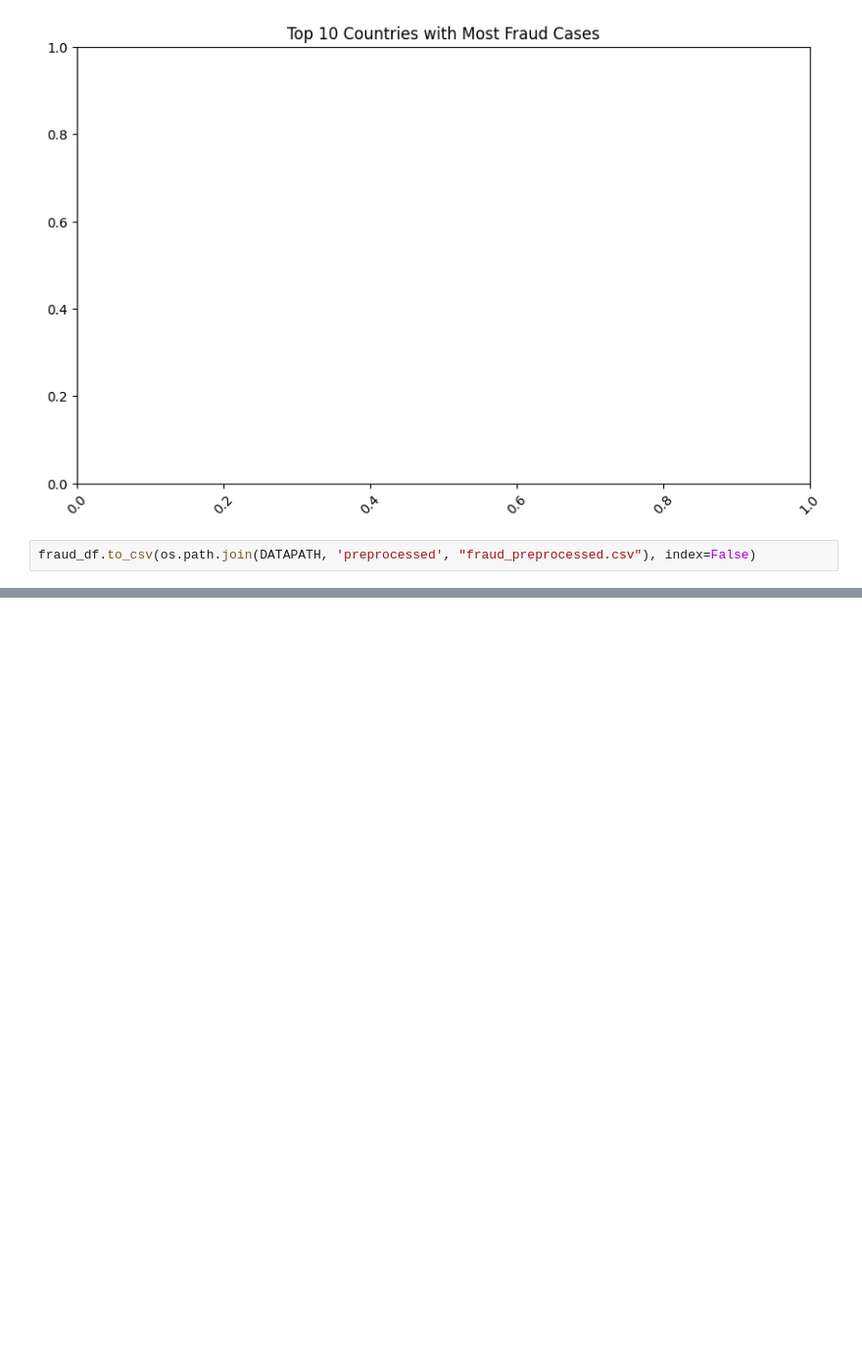
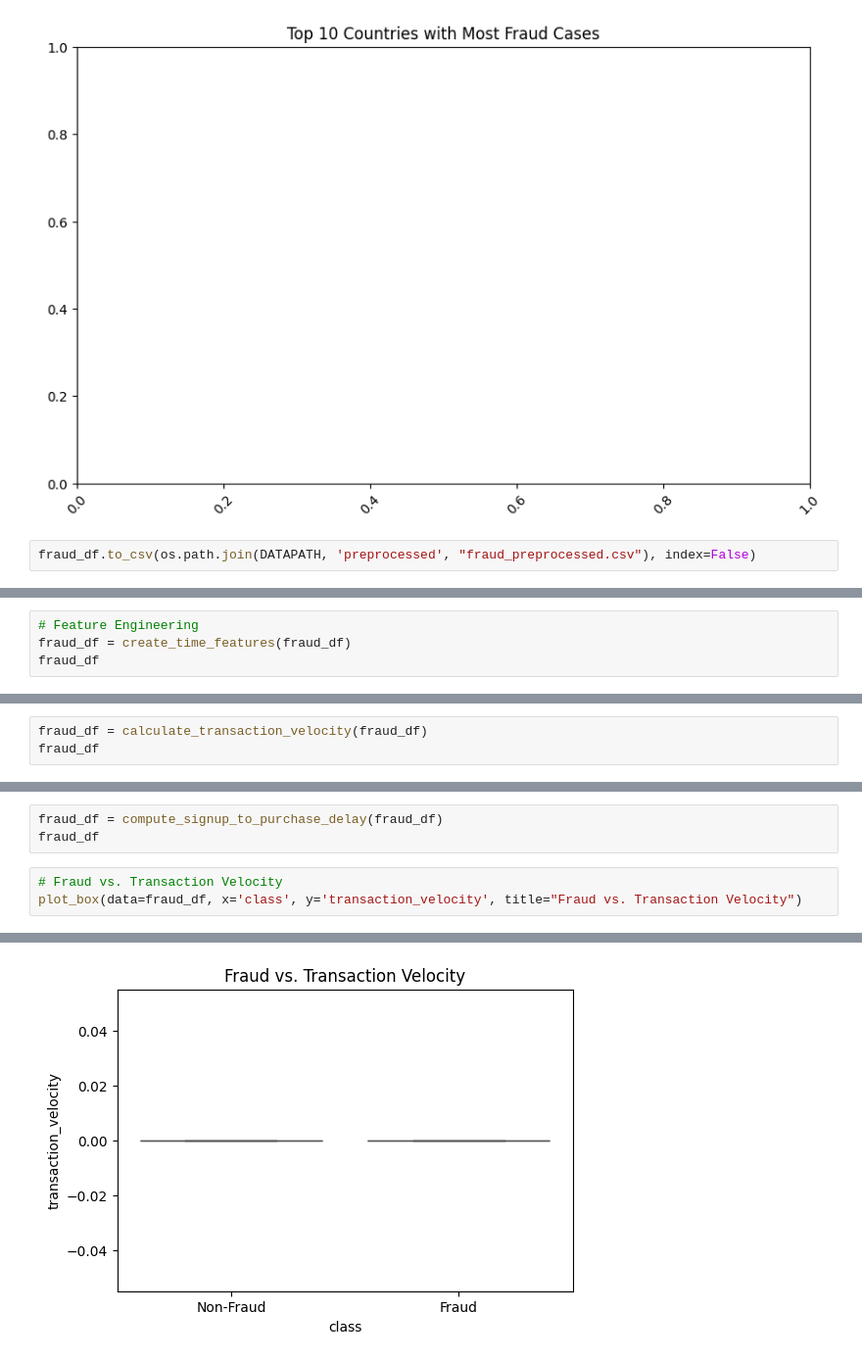
Before and after one commit to Khayo-7/10Academy-Kifiya-Week-8-9, a Jupyter notebook: notebooks/initial_EDA.ipynb, the cells around one changed output, grey strips where cells are left out. Shown at 98% size. Drawn from its saved outputs; the diff is of its cells as text; blank space fills up the shorter version.

Commit message:
feature engineering and data transformation

```diff
--- a/notebooks/initial_EDA.ipynb
+++ b/notebooks/initial_EDA.ipynb
@@ -212,0 +218,4 @@ fraud_df.to_csv(os.path.join(DATAPATH, 'preprocessed', "fraud_preprocessed.csv")
+# %%
+# Feature Engineering
+fraud_df = create_time_features(fraud_df)
+fraud_df
@@ -212,0 +236,3 @@ fraud_df.to_csv(os.path.join(DATAPATH, 'preprocessed', "fraud_preprocessed.csv")
+# %%
+fraud_df = calculate_transaction_velocity(fraud_df)
+fraud_df
@@ -212,0 +253,7 @@ fraud_df.to_csv(os.path.join(DATAPATH, 'preprocessed', "fraud_preprocessed.csv")
+# %%
+fraud_df = compute_signup_to_purchase_delay(fraud_df)
+fraud_df
+# %%
+# Fraud vs. Transaction Velocity
+plot_box(data=fraud_df, x='class', y='transaction_velocity', title="Fraud vs. Transaction Velocity")
+# %% [output]
@@ -212,0 +262 @@ fraud_df.to_csv(os.path.join(DATAPATH, 'preprocessed', "fraud_preprocessed.csv")
+[figure, added]
```
Also changed, not shown: parts of 18 cells of this notebook, 3 other files.
